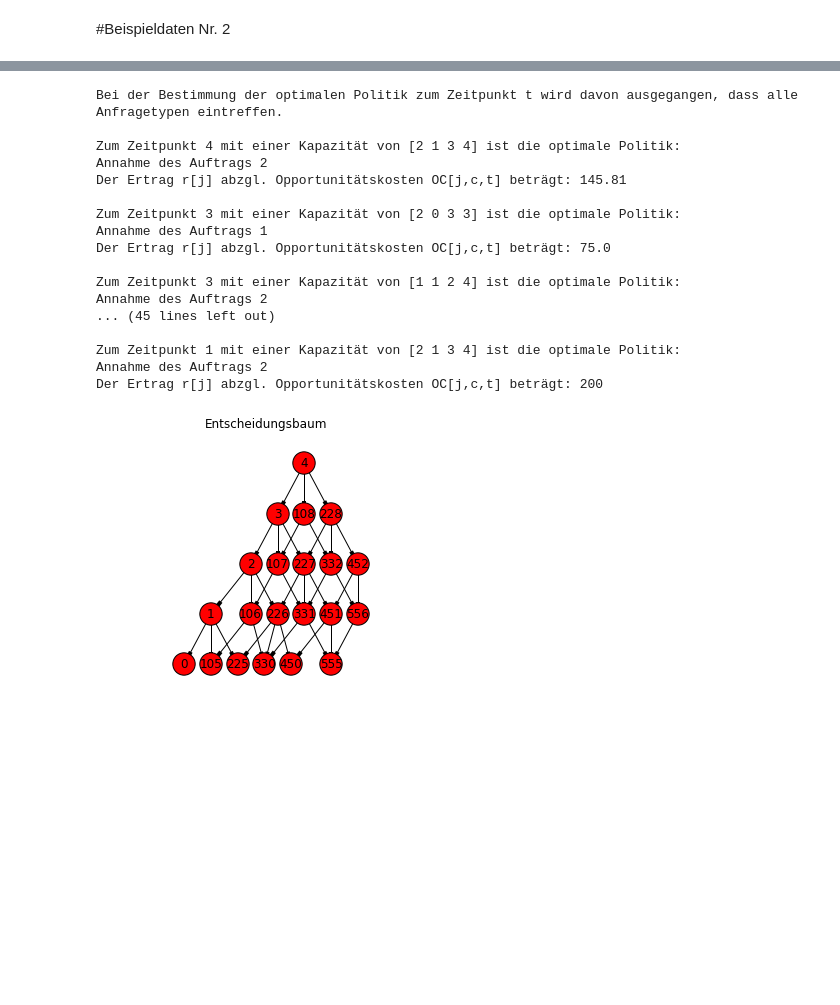
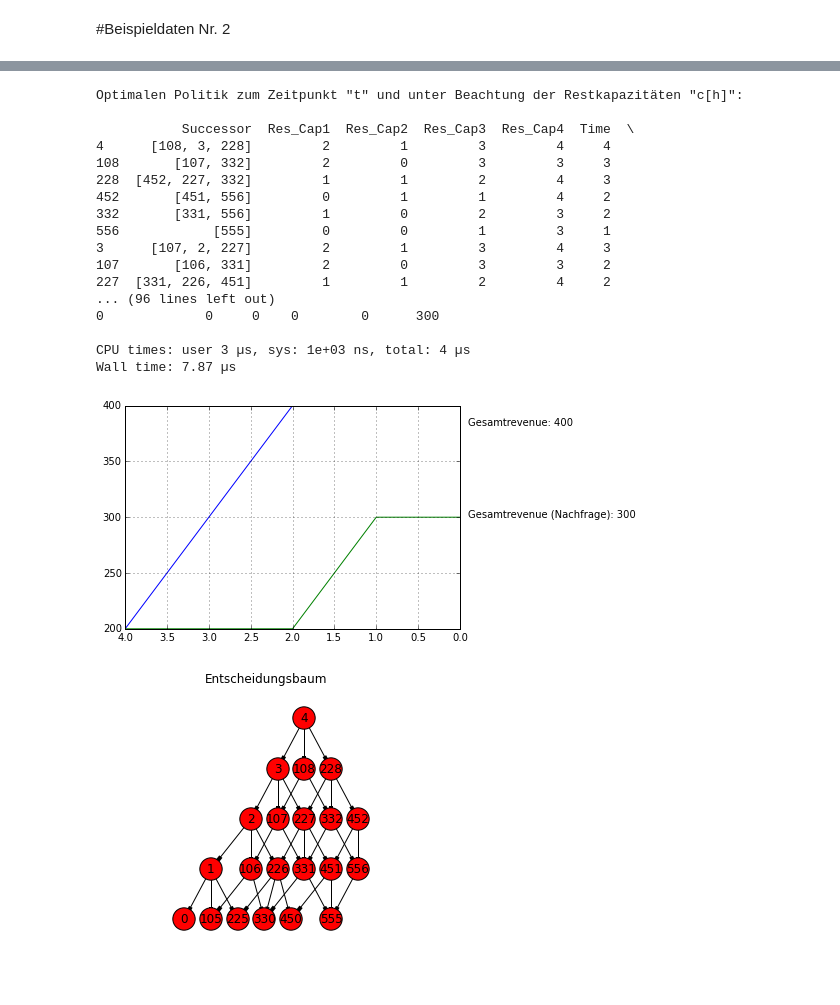
Before and after one commit to rb4k/DP-RM-with-storage, a Jupyter notebook: Data02.ipynb, the cells around one changed output, grey strips where cells are left out. Saved outputs shown, nothing was run; the diff lists cells and outputs as text; code cells hidden in the pictures; blank space fills up the shorter version.

```diff
--- a/Data02.ipynb
+++ b/Data02.ipynb
@@ -49,6 +55,13 @@ probs[2] = [0, 0.1, 0.1, 0.1, 0.1]
 
 # Gegenwahrscheinlichkeiten
 against_probs = Against_Prob(probs)
+probs[0] = against_probs
+
+# Tat. Nachfrage
+demands = Demand(products, times)
+demands[0] = [0, 1, 1, 1, 1] # Keine Anfragen müssen immer möglich sein!
+demands[1] = [0, 1, 0, 0, 0]
+demands[2] = [0, 1, 1, 1, 1]
 
 # Systemzustände
 conditions = Condition(capacities, resources, times)
@@ -69,27 +81,31 @@ print datetime.datetime.now()-a
 # %%
 # Erstellung der Struktur als NetworkX-Graph
 graph = Structure(solutions, products, consumtions, revenues, probs)
 
 # Ermittlung der besten Politik (Dijkstra Algorithmus)
-best_politic = Best_Politic(graph, times, products)
+Best_Politic(graph, times, resources)
+Best_Politic_Demand(graph, times, resources, demands)
+
+%time
 # %% [output]
-Bei der Bestimmung der optimalen Politik zum Zeitpunkt t wird davon ausgegangen, dass alle Anfragetypen eintreffen.
+Optimalen Politik zum Zeitpunkt "t" und unter Beachtung der Restkapazitäten "c[h]":
 
-Zum Zeitpunkt 4 mit einer Kapazität von [2 1 3 4] ist die optimale Politik:
-Annahme des Auftrags 2
-Der Ertrag r[j] abzgl. Opportunitätskosten OC[j,c,t] beträgt: 145.81
+           Successor  Res_Cap1  Res_Cap2  Res_Cap3  Res_Cap4  Time  \
+4      [108, 3, 228]         2         1         3         4     4
+108       [107, 332]         2         0         3         3     3
+228  [452, 227, 332]         1         1         2         4     3
+452       [451, 556]         0         1         1         4     2
+332       [331, 556]         1         0         2         3     2
+556            [555]         0         0         1         3     1
+3      [107, 2, 227]         2         1         3         4     3
+107       [106, 331]         2         0         3         3     2
+227  [331, 226, 451]         1         1         2         4     2
+... (96 lines left out)
+0             0     0    0        0      300
 
-Zum Zeitpunkt 3 mit einer Kapazität von [2 0 3 3] ist die optimale Politik:
-Annahme des Auftrags 1
-Der Ertrag r[j] abzgl. Opportunitätskosten OC[j,c,t] beträgt: 75.0
-
-Zum Zeitpunkt 3 mit einer Kapazität von [1 1 2 4] ist die optimale Politik:
-Annahme des Auftrags 2
-... (45 lines left out)
-
-Zum Zeitpunkt 1 mit einer Kapazität von [2 1 3 4] ist die optimale Politik:
-Annahme des Auftrags 2
-Der Ertrag r[j] abzgl. Opportunitätskosten OC[j,c,t] beträgt: 200
+CPU times: user 3 µs, sys: 1e+03 ns, total: 4 µs
+Wall time: 7.87 µs
+[figure, added]
 # %%
 Drawing(graph)
 # %% [output]
```
Also changed, not shown: parts of 3 cells of this notebook, 10 other files.
